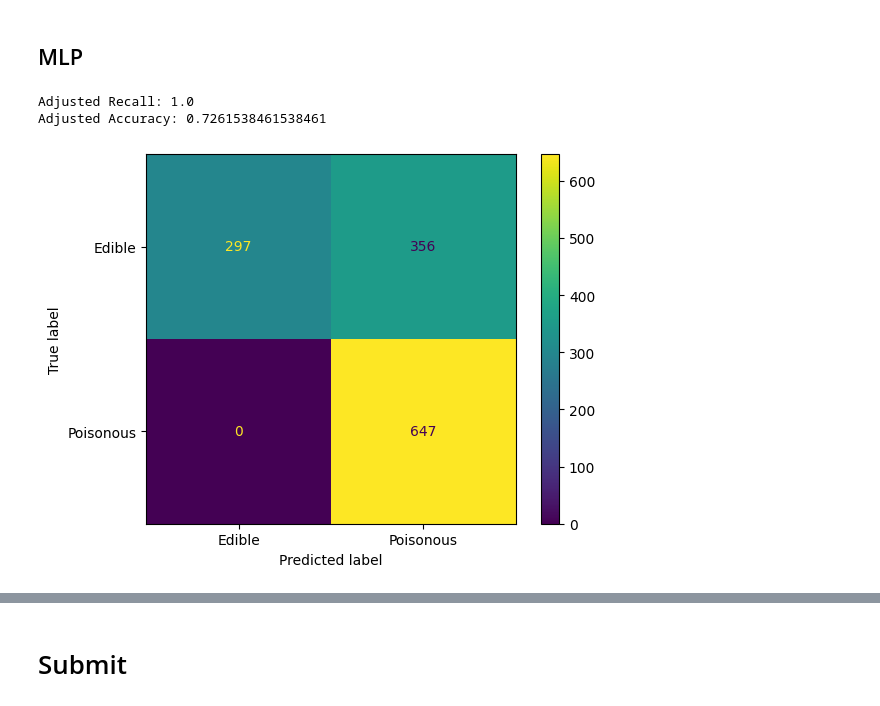
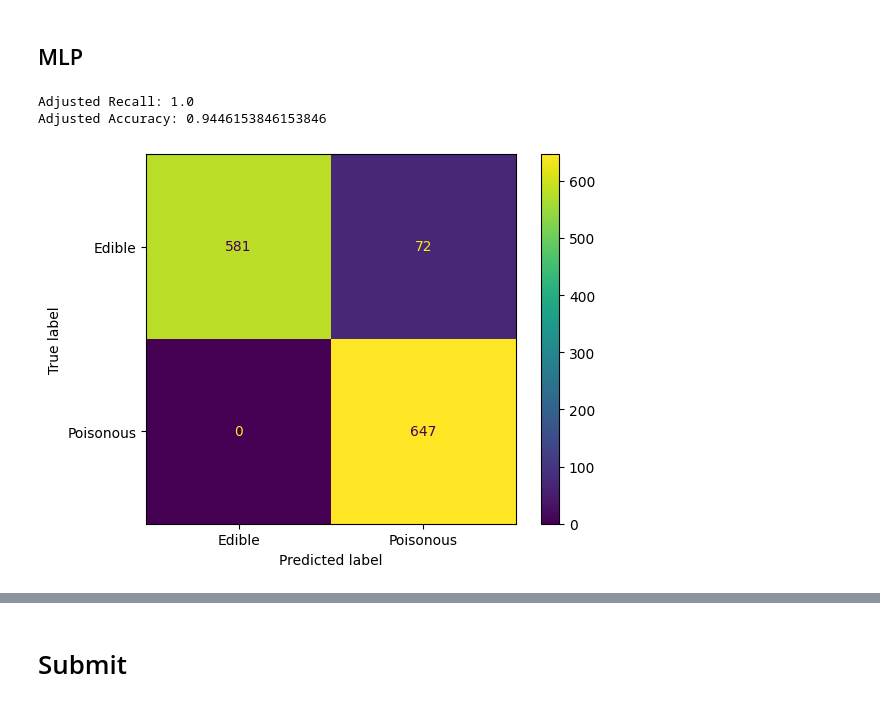
Before and after one commit to MerleSt/MushroomClassification, a Jupyter notebook: Notebooks/mushroom_model.ipynb, the cells around one changed output, grey strips where cells are left out. Drawn from its saved outputs; the diff is of its cells as text; code cells hidden in the pictures.

```diff
--- a/Notebooks/mushroom_model.ipynb
+++ b/Notebooks/mushroom_model.ipynb
@@ -498,39 +500,40 @@ win_threshold[win_threshold.tpr==1].sort_values("threshold", ascending=False)
 ## MLP
 # %%
 # MLP
-param = best_param_mlppp
+#param = best_param_mlppp
 
+param={'hidden_layer_sizes': (30,30)}
 
 model = MLPClassifier(**param, random_state=0)
 model.fit(X_train, y_train)
 # 1. Predict class probabilities
 probabilities = model.predict_proba(X_test)[:, 1]
 
 # 2. Decide on a threshold
-threshold = 1- 0.945315  # You can adjust this value as needed
+threshold = 1- 0.947341  # You can adjust this value as needed
 
 # 3. Apply the threshold
 predictions_adjusted = [1 if prob > threshold else 0 for prob in probabilities]
 
 # Now, evaluate the model using these adjusted predictions
 recall_adjusted = recall_score(y_test, predictions_adjusted)
 print(f'Adjusted Recall: {recall_adjusted}')
 
 accuracy_adjusted = accuracy_score(y_test, predictions_adjusted)
 print(f'Adjusted Accuracy: {accuracy_adjusted}')
 
 
 
 cm = confusion_matrix(y_test, predictions_adjusted)
 disp = ConfusionMatrixDisplay(confusion_matrix=cm,
                                 display_labels=['Edible', 'Poisonous'])
 disp.plot()
 
 plt.show()
 # %% [output]
 Adjusted Recall: 1.0
-Adjusted Accuracy: 0.7261538461538461
+Adjusted Accuracy: 0.9446153846153846
-[figure, old version]
+[figure, new version]
 # %%
 rf_fpr, rf_tpr, rf_threshold = roc_curve(y_test, probabilities)
 rf_auc = roc_auc_score(y_test,probabilities)
```
Also changed, not shown: parts of 8 cells of this notebook, 1 other file.
